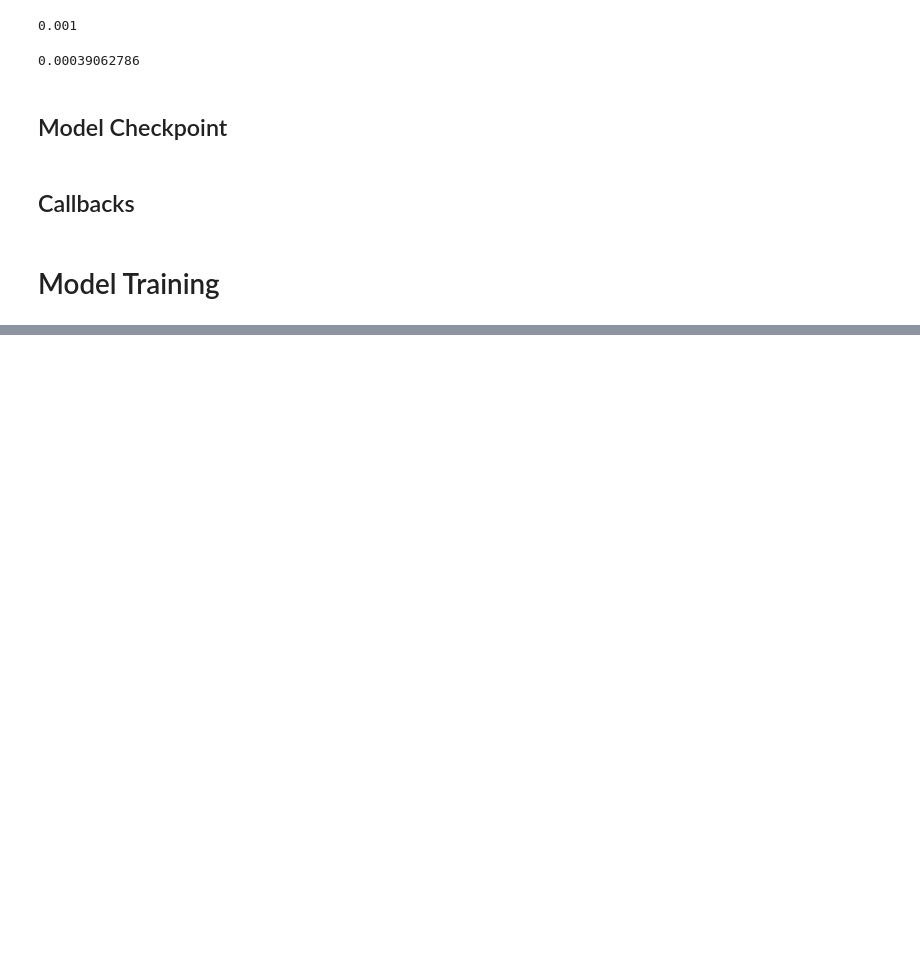
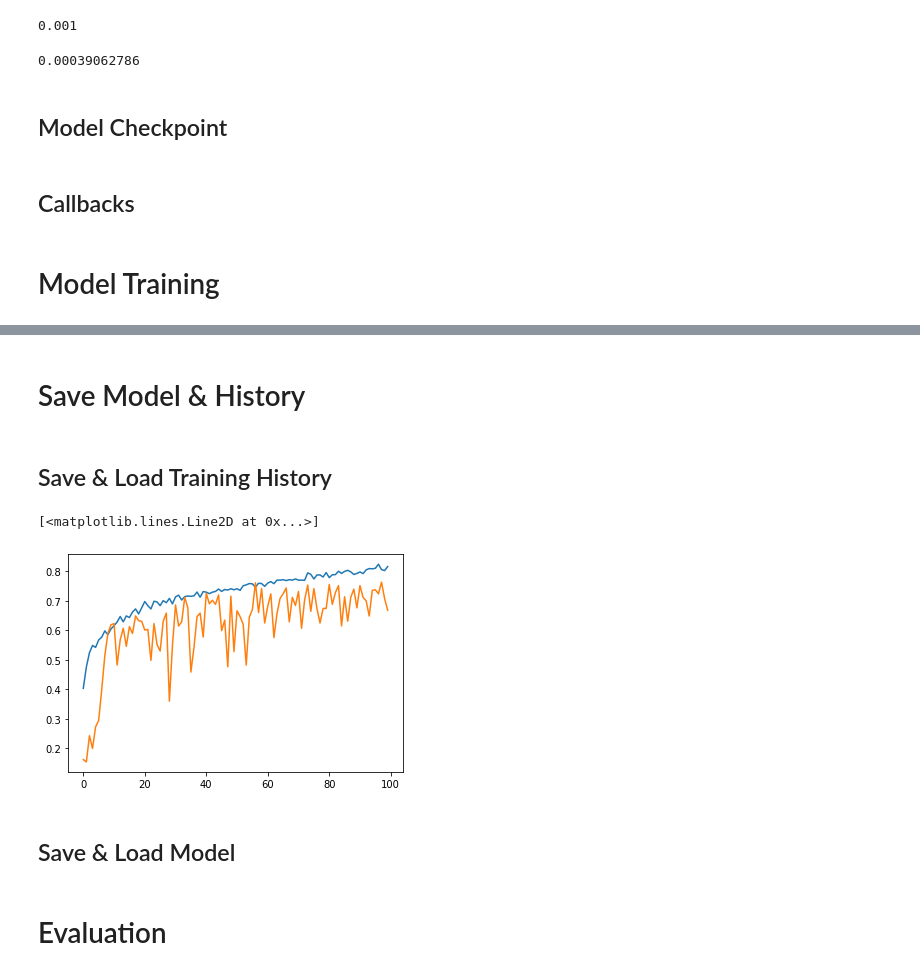
Before and after one commit to jxin11/waste-image-classification, a Jupyter notebook: Waste_Image_Classification.ipynb, the cells around one changed output, grey strips where cells are left out. Saved outputs shown, nothing was run; the diff lists cells and outputs as text; code cells hidden in the pictures; blank space fills up the shorter version.

Commit message:
Model Training

```diff
--- a/Waste_Image_Classification.ipynb
+++ b/Waste_Image_Classification.ipynb
@@ -511,0 +592,4 @@ KeyboardInterrupt: ignored
+# %% [markdown]
+# Save Model & History
+# %% [markdown]
+## Save & Load Training History
@@ -511,0 +600,11 @@ KeyboardInterrupt: ignored
+# %%
+# load
+history = pickle.load(open('trainHistoryDict', "rb"))
+# %%
+plt.plot(history['accuracy'])
+plt.plot(history['val_accuracy'])
+# %% [output]
+[<matplotlib.lines.Line2D at 0x...>]
+[figure, added]
+# %% [markdown]
+## Save & Load Model
@@ -511,0 +618,2 @@ KeyboardInterrupt: ignored
+# %% [markdown]
+# Evaluation
```
Also changed, not shown: parts of 18 cells of this notebook.
